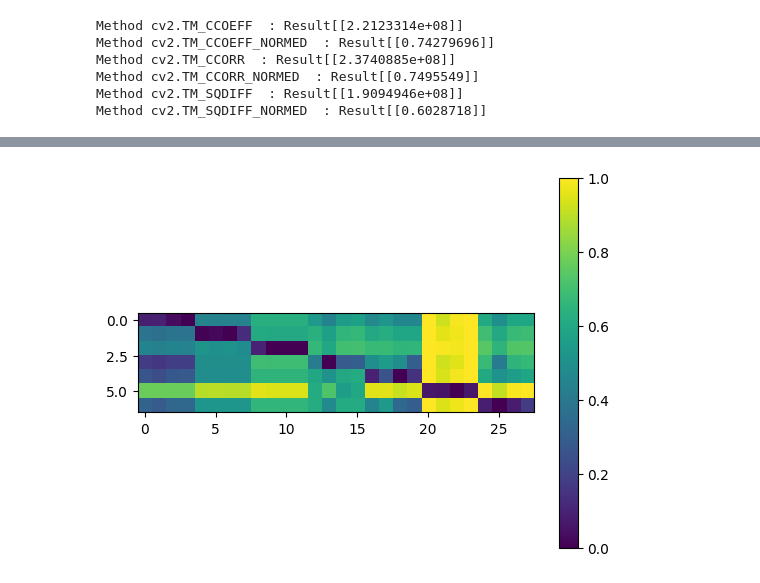
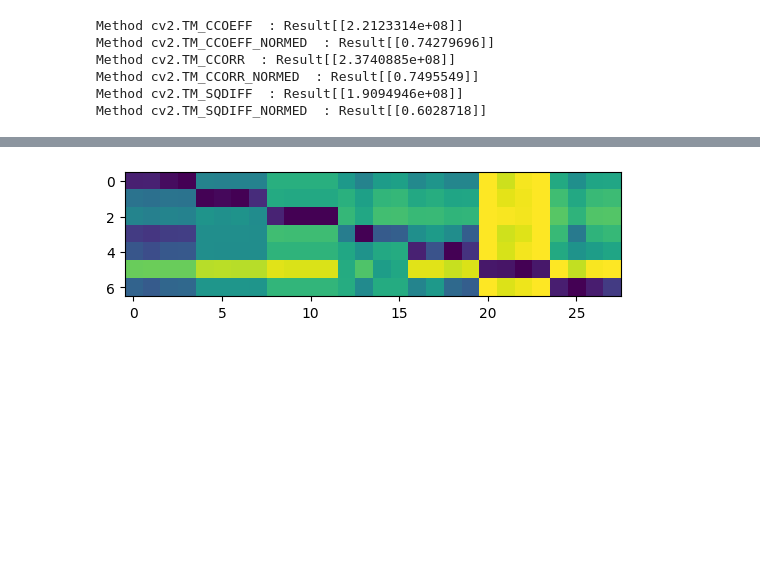
Before and after one commit to zipping-suger/pill_segmentation, a Jupyter notebook: pca_template_matching.ipynb, the cells around one changed output, grey strips where cells are left out. Saved outputs shown, nothing was run; the diff lists cells and outputs as text; code cells hidden in the pictures; blank space fills up the shorter version.

```diff
--- a/pca_template_matching.ipynb
+++ b/pca_template_matching.ipynb
@@ -313,10 +250,10 @@ plt.show()
 # %%
 # Visulize the ncc score
 plt.imshow(pill_color, cmap='viridis', interpolation='nearest')
-plt.colorbar()
+# plt.colorbar()
 plt.show()
 # %% [output]
-[figure, old version]
+[figure, new version]
 # %%
 # Visulize the ncc score
 plt.imshow(pill_hog, cmap='viridis', interpolation='nearest')
```
Also changed, not shown: parts of 19 cells of this notebook, 2 other files.
